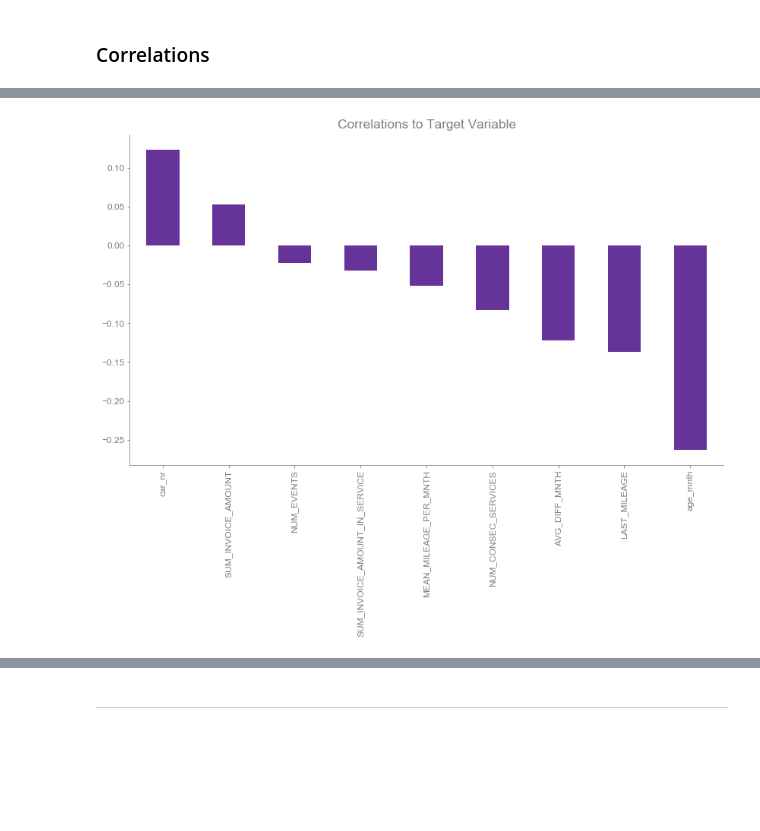
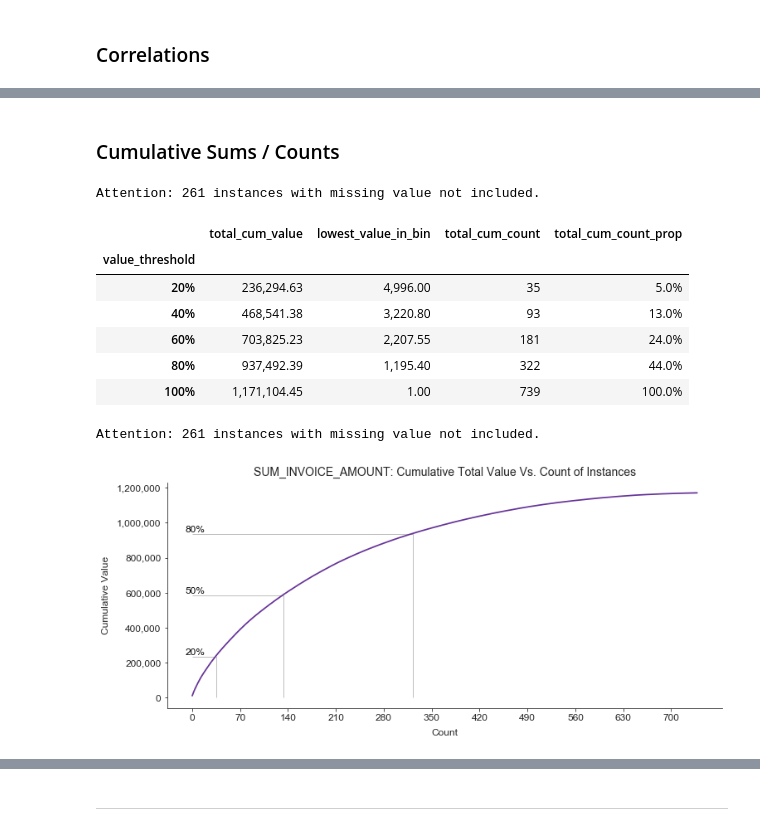
Before and after one commit to rbuerki/codebook, a Jupyter notebook: dev/dev_EDA.ipynb, the cells around one changed output, grey strips where cells are left out. Saved outputs shown, nothing was run; the diff lists cells and outputs as text; code cells hidden in the pictures; blank space fills up the shorter version.

Commit message:
Addd cumsum functions

```diff
--- a/dev/dev_EDA.ipynb
+++ b/dev/dev_EDA.ipynb
@@ -49,6 +49,7 @@ df = pd.read_csv("../data/realWorldTestData.csv",
                  )
 
 df["target_num"] = np.where(df["target_event"] == "ACTIVE", 1, 0)
+df["target_bool"] = df["target_num"].astype("bool")
 # %%
 df.info()
 # %% [output]
@@ -151,4 +179,20 @@ EDA.plot_correlations_full_heatmap(df)
+# %% [markdown]
+### Cumulative Sums / Counts
+# %%
+df["SUM_INVOICE_AMOUNT"] = df["SUM_INVOICE_AMOUNT"].replace(0, np.nan)  # for test purposes
+
+EDA.display_cumcurve_stats(df["SUM_INVOICE_AMOUNT"], np.arange(0.2, 1.2, 0.2))
+# %% [output]
+Attention: 261 instances with missing value not included.
+|  | total_cum_value | lowest_value_in_bin | total_cum_count | total_cum_count_prop |
+| value_threshold |  |  |  |  |
+| 20% | 236,294.63 | 4,996.00 | 35 | 5.0% |
+| 40% | 468,541.38 | 3,220.80 | 93 | 13.0% |
+| 60% | 703,825.23 | 2,207.55 | 181 | 24.0% |
+| 80% | 937,492.39 | 1,195.40 | 322 | 44.0% |
+| 100% | 1,171,104.45 | 1.00 | 739 | 100.0% |
 # %%
-EDA.plot_correlations_numeric_to_target_barchart(df, "target_num")
+EDA.plot_cumsum_curve(df["SUM_INVOICE_AMOUNT"])
 # %% [output]
+Attention: 261 instances with missing value not included.
-[figure, old version]
+[figure, new version]
```
Also changed, not shown: parts of 20 cells of this notebook, 1 other file.
